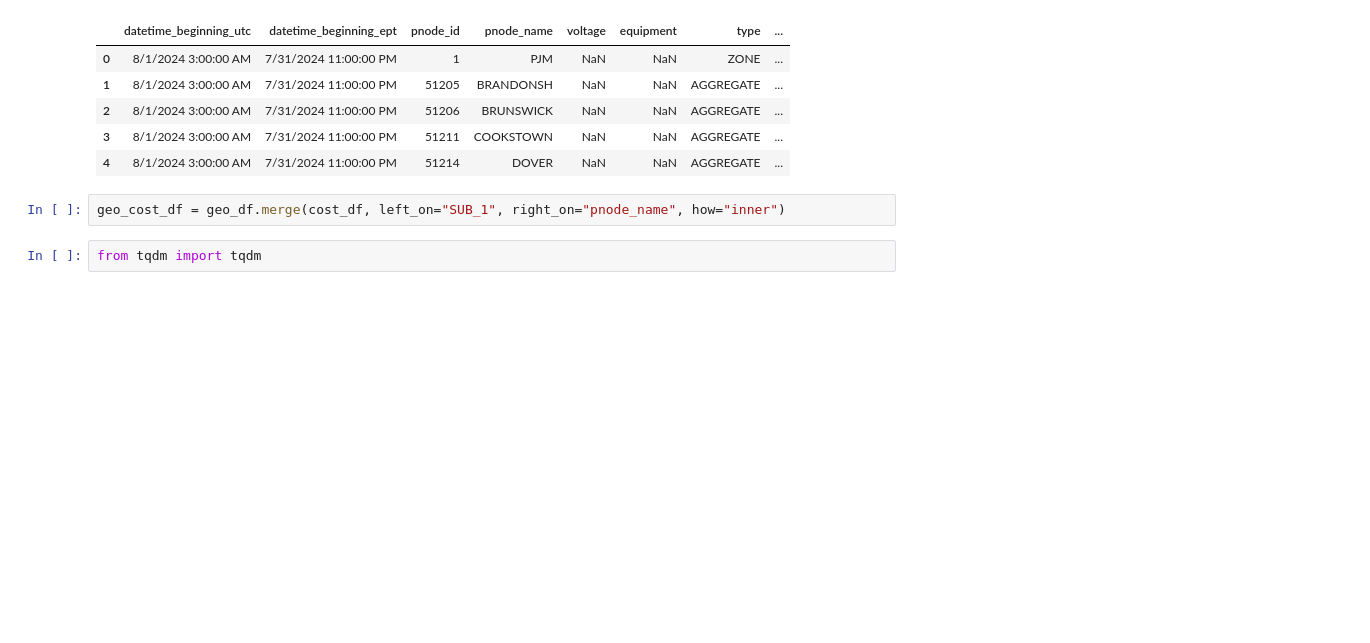
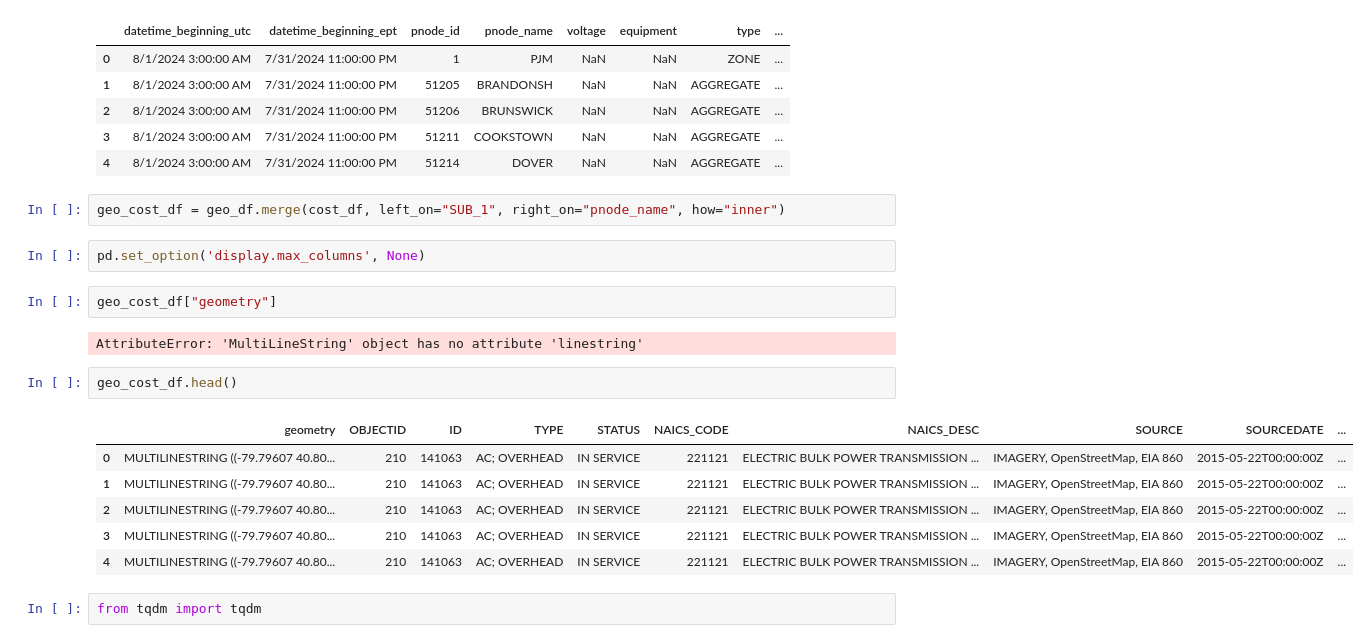
Before and after one commit to cccdenhart/transmission-capacity, a Jupyter notebook: explore.ipynb, the cells around one changed output. Saved outputs shown, nothing was run; the diff lists cells and outputs as text; blank space fills up the shorter version.

```diff
--- a/explore.ipynb
+++ b/explore.ipynb
@@ -47,6 +48,21 @@ cost_df.head()
 | 4 | 8/1/2024 3:00:00 AM | 7/31/2024 11:00:00 PM | 51214 | DOVER | NaN | NaN | AGGREGATE | ... |
 # %%
 geo_cost_df = geo_df.merge(cost_df, left_on="SUB_1", right_on="pnode_name", how="inner")
+# %%
+pd.set_option('display.max_columns', None)
+# %%
+geo_cost_df["geometry"]
+# %% [output]
+AttributeError: 'MultiLineString' object has no attribute 'linestring'
+# %%
+geo_cost_df.head()
+# %% [output]
+|  | geometry | OBJECTID | ID | TYPE | STATUS | NAICS_CODE | NAICS_DESC | SOURCE | SOURCEDATE | ... |
+| 0 | MULTILINESTRING ((-79.79607 40.80... | 210 | 141063 | AC; OVERHEAD | IN SERVICE | 221121 | ELECTRIC BULK POWER TRANSMISSION ... | IMAGERY, OpenStreetMap, EIA 860 | 2015-05-22T00:00:00Z | ... |
+| 1 | MULTILINESTRING ((-79.79607 40.80... | 210 | 141063 | AC; OVERHEAD | IN SERVICE | 221121 | ELECTRIC BULK POWER TRANSMISSION ... | IMAGERY, OpenStreetMap, EIA 860 | 2015-05-22T00:00:00Z | ... |
+| 2 | MULTILINESTRING ((-79.79607 40.80... | 210 | 141063 | AC; OVERHEAD | IN SERVICE | 221121 | ELECTRIC BULK POWER TRANSMISSION ... | IMAGERY, OpenStreetMap, EIA 860 | 2015-05-22T00:00:00Z | ... |
+| 3 | MULTILINESTRING ((-79.79607 40.80... | 210 | 141063 | AC; OVERHEAD | IN SERVICE | 221121 | ELECTRIC BULK POWER TRANSMISSION ... | IMAGERY, OpenStreetMap, EIA 860 | 2015-05-22T00:00:00Z | ... |
+| 4 | MULTILINESTRING ((-79.79607 40.80... | 210 | 141063 | AC; OVERHEAD | IN SERVICE | 221121 | ELECTRIC BULK POWER TRANSMISSION ... | IMAGERY, OpenStreetMap, EIA 860 | 2015-05-22T00:00:00Z | ... |
 # %%
 from tqdm import tqdm
 # %%
```
Also changed, not shown: parts of 5 cells of this notebook, 2 other files.
